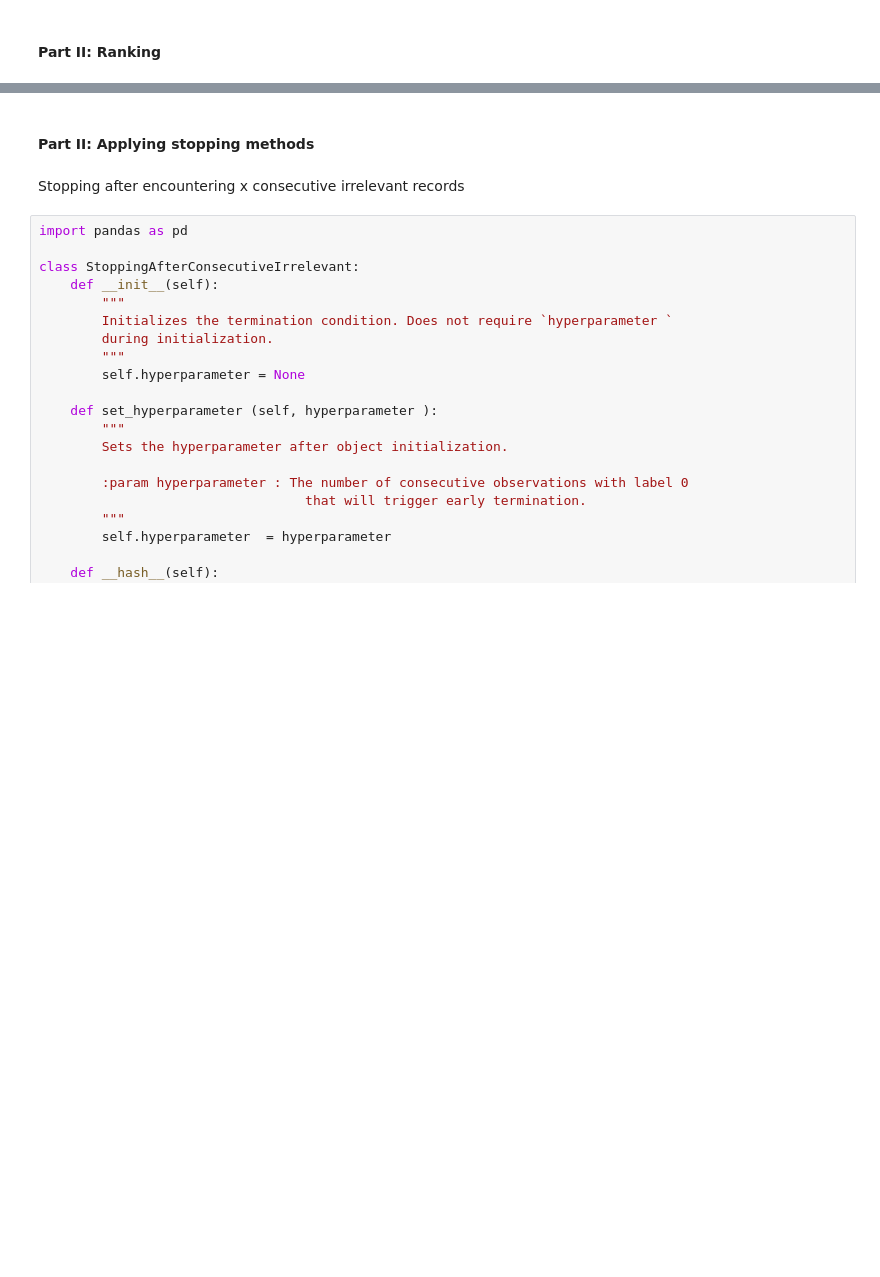
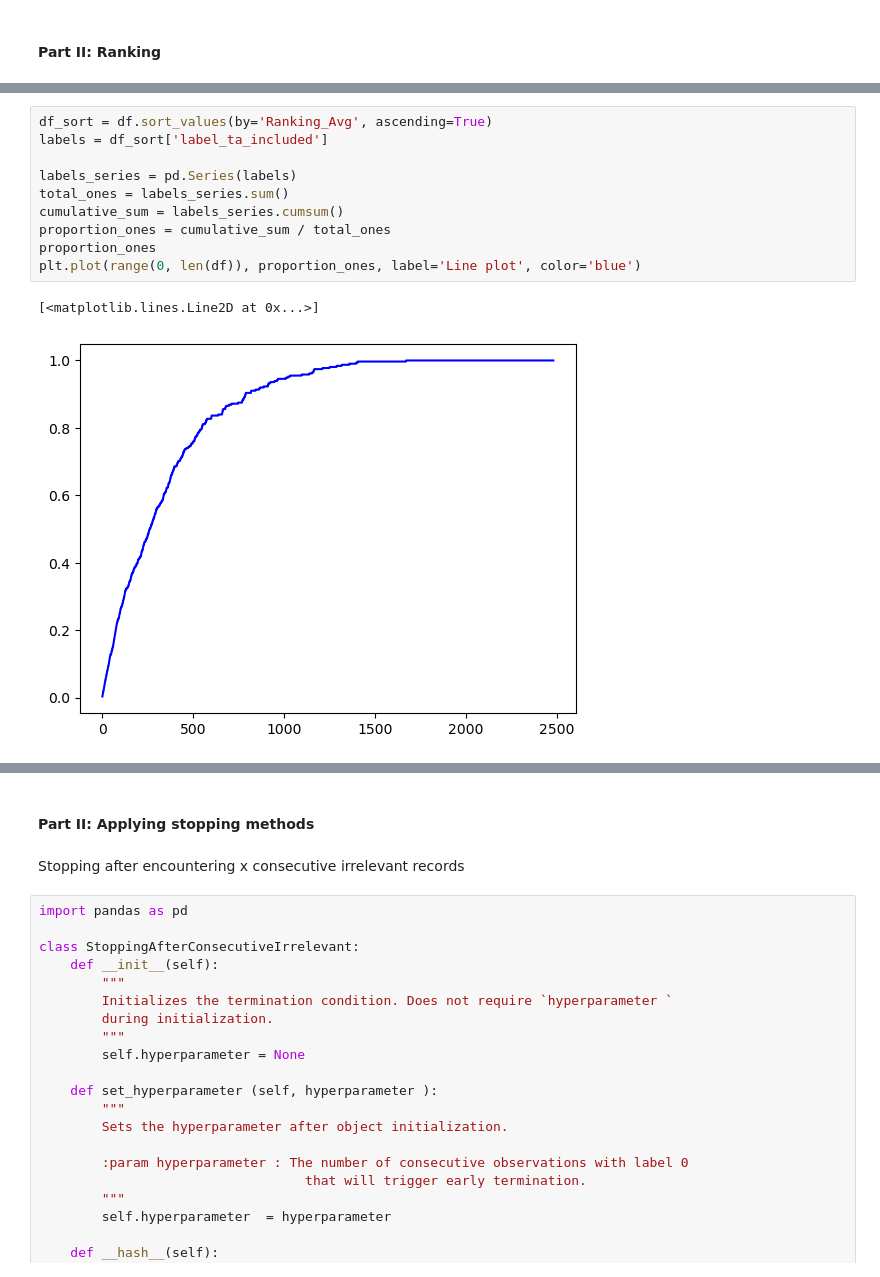
Before and after one commit to isa-sp/TAR-abstracts, a Jupyter notebook: set-up.ipynb, the cells around one changed output, grey strips where cells are left out. Cells and saved outputs as stored; diff of their text form; blank space fills up the shorter version.

```diff
--- a/set-up.ipynb
+++ b/set-up.ipynb
@@ -404,3 +352,16 @@ df
+# %%
+df_sort = df.sort_values(by='Ranking_Avg', ascending=True)
+labels = df_sort['label_ta_included']
+
+labels_series = pd.Series(labels)
+total_ones = labels_series.sum()
+cumulative_sum = labels_series.cumsum()
+proportion_ones = cumulative_sum / total_ones
+proportion_ones
+plt.plot(range(0, len(df)), proportion_ones, label='Line plot', color='blue')
+# %% [output]
+[<matplotlib.lines.Line2D at 0x...>]
+[figure, added]
 # %%
 import matplotlib.pyplot as plt
 
```
Also changed, not shown: parts of 12 cells of this notebook.
